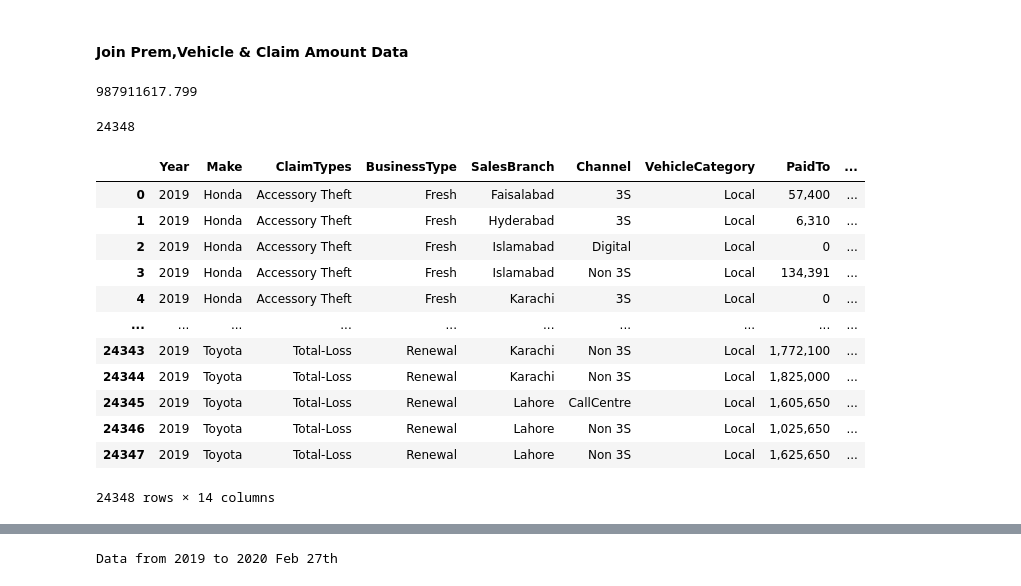
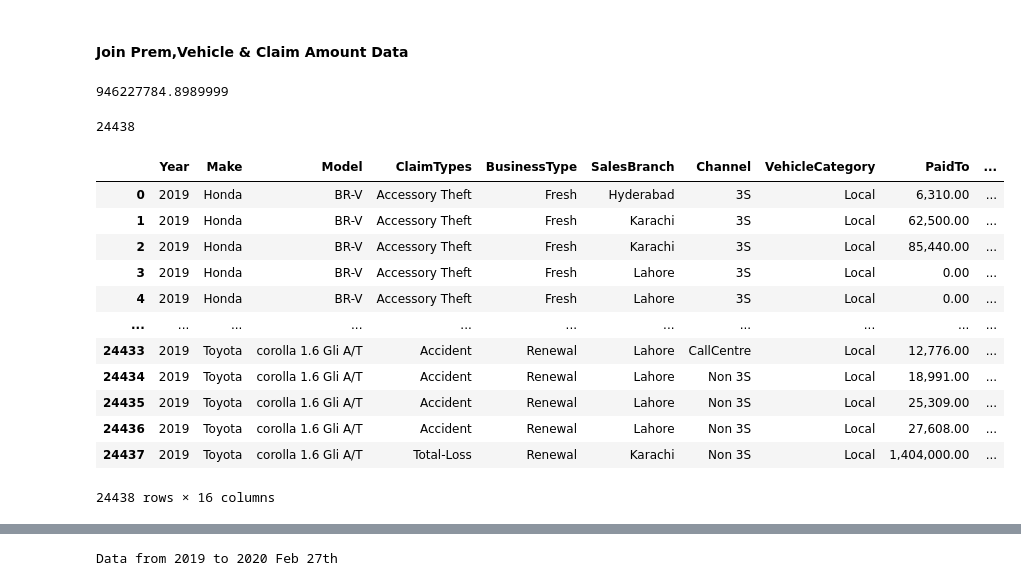
Before and after one commit to DanyalKhaliq/Machine-Learning-, a Jupyter notebook: MISLossProfile/MIS Profile Loss Report - New.ipynb, the cells around one changed output, grey strips where cells are left out. Saved outputs shown, nothing was run; the diff lists cells and outputs as text; code cells hidden in the pictures.

```diff
--- a/MISLossProfile/MIS Profile Loss Report - New.ipynb
+++ b/MISLossProfile/MIS Profile Loss Report - New.ipynb
@@ -66,9 +67,0 @@ Time elapsed (hh:mm:ss.ms) 0:13:44.205109
-# %%
-#tempDf1[(tempDf1.ClaimStage == 'Final Cost Estimation')]#[['ClaimTypes','InsuredAmount','GrossAmount','NetAmount','PaymentAmount','Amount_Reserve','PaidTo','EstSalvage','SalvageRecovery']]
-
-df_claims = tempDf1.copy()
-df_claims.shape
-
-import pickle
-with open('claimsRawData.pickle', 'wb') as f:
-    pickle.dump(df_claims, f)
@@ -292,6 +309,12 @@ df_claims.head(2)
 
 # df_claims.VehicleType =  np.where((df_claims.VehicleType == 'Empty'), 'Imported', df_claims.VehicleType)
 
+df_claims.VehicleType =  np.where((df_claims.VehicleMake == 'Others') & (df_claims['VehicleModel'].str.lower().str.contains("moov|mira|dazey|n-wagon") == True), 'Imported', df_claims.VehicleType)
+df_claims.VehicleType =  np.where((df_claims.VehicleMake == 'Others') & (df_claims['VehicleModel'].str.lower().str.contains("power|rickshaw") == True), 'Others', df_claims.VehicleType)
+
+df_claims['VehicleMake'] = np.where((df_claims.VehicleType.isna() == True), 'Others', df_claims.VehicleMake)
+#df_claims.VehicleType =  np.where((df_claims.VehicleType.isna() == True), 'Others', df_claims.VehicleType)
+
 df_claims['VehicleMake'] = np.where(df_claims.VehicleType == 'Imported', 'Imported', df_claims.VehicleMake)
 #df_claims['VehicleMake'] = np.where(df_claims.VehicleType == 'Others', 'Others', df_claims.VehicleMake)
 #df_claims.VehicleType.value_counts()
@@ -449,12 +466,16 @@ df_claims[df_claims.IntimationYear == 2019].shape
 #### Join Prem,Vehicle & Claim Amount Data
 # %%
 #SalesFormNo',
-df_claims.Amount_Reserve.fillna(0,inplace=True)
-df_claims.PaidTo.fillna(0,inplace=True)
-df_claims.SalvageRecovery.fillna(0,inplace=True)
-df_claims.PaymentAmount.fillna(0,inplace=True)
-df_claims.CI_Amount.fillna(0,inplace=True)
-df_claims.CI_Percent.fillna(0,inplace=True)
+df_claims.Amount_Reserve.fillna(0,inplace=True) #AG
+df_claims.PaidTo.fillna(0,inplace=True) #AH
+
+df_claims.SalvageRecovery.fillna(0,inplace=True) # AL
+df_claims.EstSalvage.fillna(0,inplace=True)
+
+df_claims.PaymentAmount.fillna(0,inplace=True) #AN
+
+df_claims.CI_Amount.fillna(0,inplace=True) # AM
+df_claims.CI_Percent.fillna(0,inplace=True) #W
 
 df_claims.CI_Amount = (df_claims.Amount_Reserve + df_claims.PaidTo) * (df_claims.CI_Percent/100)
 
@@ -463,6 +484,7 @@ claimCols = [
              'PaidTo',
              'SalvageRecovery',
              'VehicleMake',
+    'VehicleModel',
              'ClaimTypes',
              'BusinessType',
              'BranchName',
@@ -470,59 +492,63 @@ claimCols = [
              'VehicleType',
              'CI_Amount',
              'Amount_Reserve',
-             'ClaimNo'
+             'ClaimNo',
+             'EstSalvage'
 
 ]
 
 groupbyCols = [
                'IntimationYear',
                'VehicleMake',
+    'VehicleModel',
                  'ClaimTypes',
                  'BusinessType',
                  'BranchName',
                  'LeadSource',
                  'VehicleType',
                  'PaidTo',
                  'SalvageRecovery',
                  'CI_Amount',
                  'Amount_Reserve',
-                 'ClaimNo'
+                 'ClaimNo',
+                 'EstSalvage'
 
               ]
 
 #df_claims[(df_claims.IntimationYear == 2019) & (df_claims.ClaimStage != 'ClaimClose')].PaidTo.sum() - df_claims[(df_claims.IntimationYear == 2019) & (df_claims.ClaimStage != 'ClaimClose')].SalvageRecovery.sum()
-
 
 df_claims['VehicleType'] = np.where(df_claims.VehicleType == 0, 'Others', df_claims.VehicleType)
 #df_claims['VehicleMake'] = np.where(df_claims.VehicleType == 'Imported', 'Imported', df_claims.VehicleMake)
 
 dfc_grp = df_claims[claimCols]#[df_claims.ClaimStage != 'ClaimClose'][claimCols]
 
 dfc_grp = dfc_grp.groupby(groupbyCols)['PaidTo'].agg(['sum','count']).reset_index()
-dfc_grp['sum'] =(dfc_grp.Amount_Reserve + dfc_grp.PaidTo - dfc_grp.CI_Amount) - dfc_grp.SalvageRecovery
+dfc_grp['sum'] = (dfc_grp.Amount_Reserve + dfc_grp.PaidTo) - (dfc_grp.SalvageRecovery + dfc_grp.EstSalvage) - dfc_grp.CI_Amount
 dfc_grp.rename(columns={'BusinessType':'VoucherType','BranchName':'SalesBranch'}, inplace=True)
 dfc_grp['ClaimTypes'] = np.where(dfc_grp.ClaimTypes.str.strip() == 'Snatch', 'Theft', dfc_grp.ClaimTypes)
 dfc_grp['ClaimTypes'] = dfc_grp['ClaimTypes'].str.strip()
 
-dfc_grp.rename(columns={'IntimationYear':'Year', 'VehicleMake':'Make', 'VehicleType': 'VehicleCategory','VoucherType':'BusinessType','LeadSource':'Channel','sum':'TotalClaimed','count':'Claim Count'}, inplace=True)
+dfc_grp['VehicleModel'] = dfc_grp.VehicleModel.str.strip()
+
+dfc_grp.rename(columns={'IntimationYear':'Year', 'VehicleMake':'Make','VehicleModel':'Model', 'VehicleType': 'VehicleCategory','VoucherType':'BusinessType','LeadSource':'Channel','sum':'TotalClaimed','count':'Claim Count'}, inplace=True)
 dfc_grp[dfc_grp.Year == 2019].TotalClaimed.sum()
 dfc_grp['Claim Count'].sum()
 dfc_grp#[dfc_grp.Year == 2019]
 #dfc_grp[(dfc_grp.SalesBranch == 'Karachi')  & (dfc_grp.Channel == '3S') & (dfc_grp.BusinessType == 'Fresh') & (dfc_grp.Make == 'Others') & (dfc_grp.VehicleCategory == 'Imported')]
 # %% [output]
-987911617.799
+946227784.8989999
-24348
+24438
-|  | Year | Make | ClaimTypes | BusinessType | SalesBranch | Channel | VehicleCategory | PaidTo | ... |
-| 0 | 2019 | Honda | Accessory Theft | Fresh | Faisalabad | 3S | Local | 57,400 | ... |
-| 1 | 2019 | Honda | Accessory Theft | Fresh | Hyderabad | 3S | Local | 6,310 | ... |
-| 2 | 2019 | Honda | Accessory Theft | Fresh | Islamabad | Digital | Local | 0 | ... |
-| 3 | 2019 | Honda | Accessory Theft | Fresh | Islamabad | Non 3S | Local | 134,391 | ... |
-| 4 | 2019 | Honda | Accessory Theft | Fresh | Karachi | 3S | Local | 0 | ... |
-| ... | ... | ... | ... | ... | ... | ... | ... | ... | ... |
-| 24343 | 2019 | Toyota | Total-Loss | Renewal | Karachi | Non 3S | Local | 1,772,100 | ... |
-| 24344 | 2019 | Toyota | Total-Loss | Renewal | Karachi | Non 3S | Local | 1,825,000 | ... |
-| 24345 | 2019 | Toyota | Total-Loss | Renewal | Lahore | CallCentre | Local | 1,605,650 | ... |
-| 24346 | 2019 | Toyota | Total-Loss | Renewal | Lahore | Non 3S | Local | 1,025,650 | ... |
-| 24347 | 2019 | Toyota | Total-Loss | Renewal | Lahore | Non 3S | Local | 1,625,650 | ... |
+|  | Year | Make | Model | ClaimTypes | BusinessType | SalesBranch | Channel | VehicleCategory | PaidTo | ... |
+| 0 | 2019 | Honda | BR-V | Accessory Theft | Fresh | Hyderabad | 3S | Local | 6,310.00 | ... |
+| 1 | 2019 | Honda | BR-V | Accessory Theft | Fresh | Karachi | 3S | Local | 62,500.00 | ... |
+| 2 | 2019 | Honda | BR-V | Accessory Theft | Fresh | Karachi | 3S | Local | 85,440.00 | ... |
+| 3 | 2019 | Honda | BR-V | Accessory Theft | Fresh | Lahore | 3S | Local | 0.00 | ... |
+| 4 | 2019 | Honda | BR-V | Accessory Theft | Fresh | Lahore | 3S | Local | 0.00 | ... |
+| ... | ... | ... | ... | ... | ... | ... | ... | ... | ... | ... |
+| 24433 | 2019 | Toyota | corolla 1.6 Gli A/T | Accident | Renewal | Lahore | CallCentre | Local | 12,776.00 | ... |
+| 24434 | 2019 | Toyota | corolla 1.6 Gli A/T | Accident | Renewal | Lahore | Non 3S | Local | 18,991.00 | ... |
+| 24435 | 2019 | Toyota | corolla 1.6 Gli A/T | Accident | Renewal | Lahore | Non 3S | Local | 25,309.00 | ... |
+| 24436 | 2019 | Toyota | corolla 1.6 Gli A/T | Accident | Renewal | Lahore | Non 3S | Local | 27,608.00 | ... |
+| 24437 | 2019 | Toyota | corolla 1.6 Gli A/T | Total-Loss | Renewal | Karachi | Non 3S | Local | 1,404,000.00 | ... |
-24348 rows × 14 columns
+24438 rows × 16 columns
 # %%
```
Also changed, not shown: parts of 29 cells of this notebook, 3 other files.
